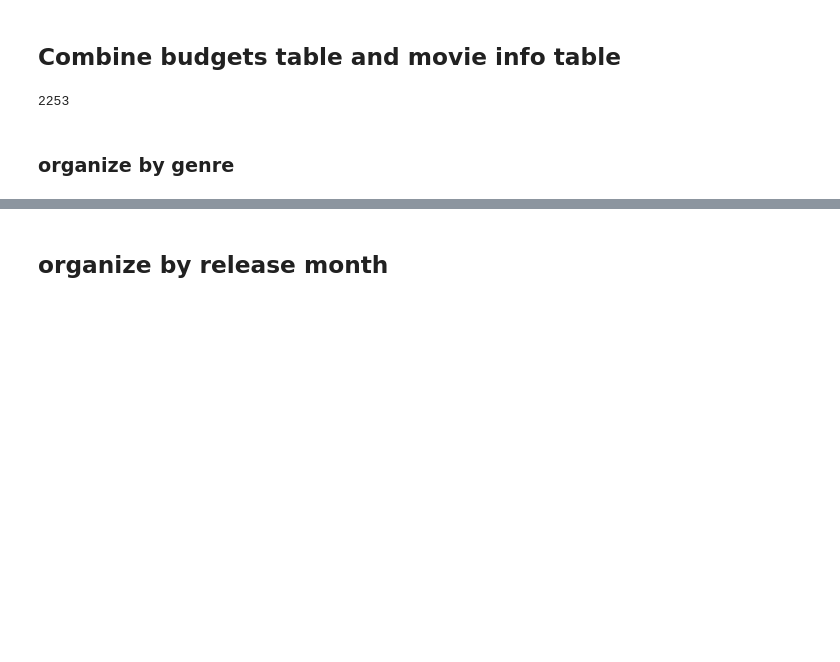
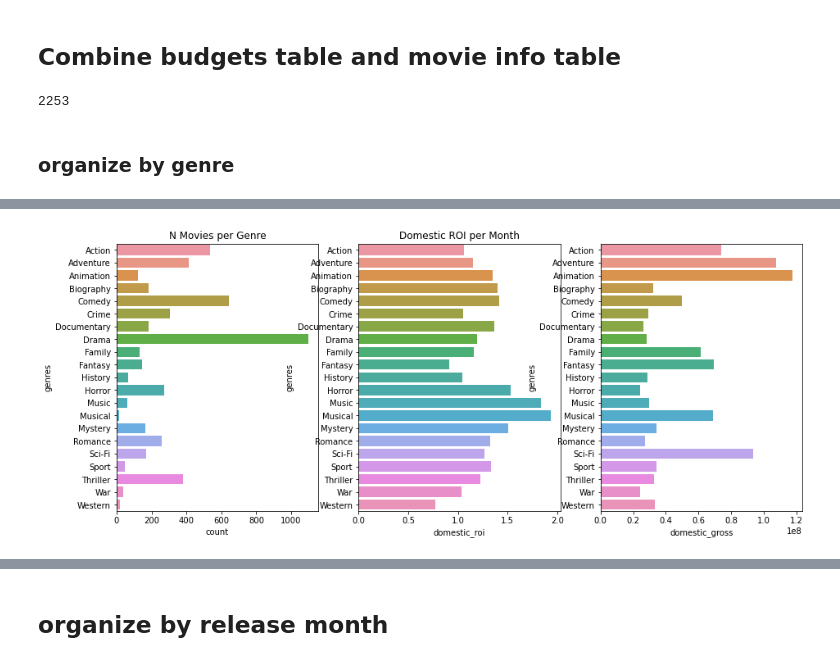
Before and after one commit to abigailjcampbell/dsc-phase-2-project-v3, a Jupyter notebook: student.ipynb, the cells around one changed output, grey strips where cells are left out. Drawn from its saved outputs; the diff is of its cells as text; code cells hidden in the pictures; blank space fills up the shorter version.

Commit message:
update graphs, clean code, add more linear regressions

```diff
--- a/student.ipynb
+++ b/student.ipynb
@@ -347,3 +284,25 @@ genre_roi.head()
 | Animation | 8.708843e+07 | 1.178347e+08 | 3.213194e+08 | 1.353046 | 3.689577 | 2014.278689 | 122 | ... |
 | Biography | 2.316298e+07 | 3.240609e+07 | 6.862025e+07 | 1.399047 | 2.962497 | 2014.254144 | 181 | ... |
 | Comedy | 3.515938e+07 | 4.968200e+07 | 1.125675e+08 | 1.413051 | 3.201633 | 2013.577223 | 641 | ... |
+# %%
+# reset index
+genre_roi = genre_roi.reset_index()
+# %%
+# plot genre parameters
+fig, axes = plt.subplots(1, 3, figsize=(15, 6))
+
+# number of movies per genre
+sns.barplot(ax=axes[0], data=genre_roi, y="genres", x="count")
+axes[0].set_title('N Movies per Genre')
+
+# domestic roi per genre
+sns.barplot(ax=axes[1], data=genre_roi, y="genres", x="domestic_roi")
+axes[1].set_title('Domestic ROI per Month')
+
+# domestic roi per genre
+sns.barplot(ax=axes[2], data=genre_roi, y="genres", x="domestic_gross")
+axes[1].set_title('Domestic ROI per Month')
+
+plt.show()
+# %% [output]
+[figure, added]
```
Also changed, not shown: parts of 47 cells of this notebook.
